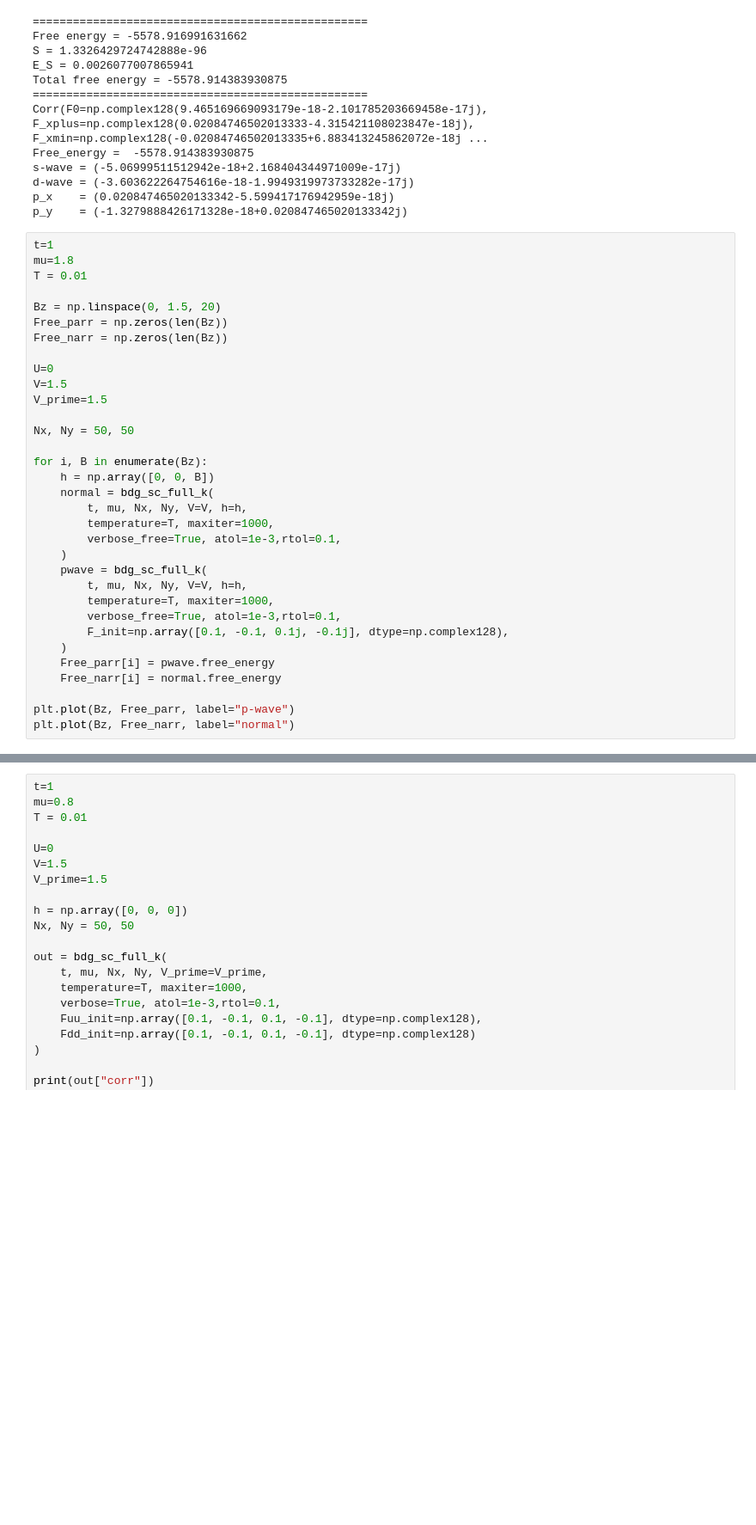
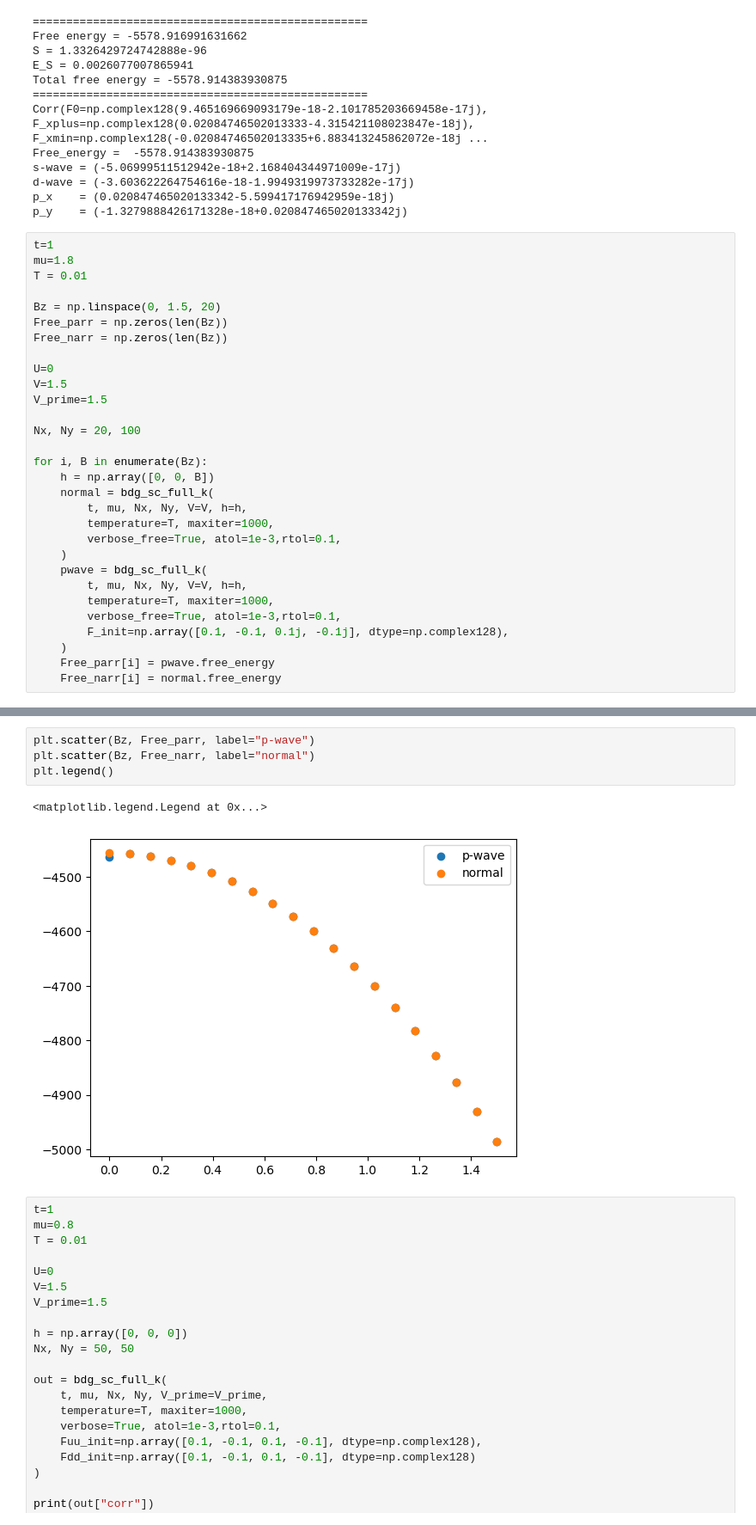
Before and after one commit to emilssp/master-thesis-codebase, a Jupyter notebook: diagrams/notebooks/test.ipynb, the cells around one changed output, grey strips where cells are left out. Shown at 86% size. Cells and saved outputs as stored; diff of their text form; blank space fills up the shorter version.

Commit message:
free energy comparison

```diff
--- a/diagrams/notebooks/test.ipynb
+++ b/diagrams/notebooks/test.ipynb
@@ -57,7 +57,7 @@ U=0
 V=1.5
 V_prime=1.5
 
-Nx, Ny = 50, 50
+Nx, Ny = 20, 100
 
 for i, B in enumerate(Bz):
     h = np.array([0, 0, B])
@@ -74,8 +74,5 @@ for i, B in enumerate(Bz):
     )
     Free_parr[i] = pwave.free_energy
     Free_narr[i] = normal.free_energy
-
-plt.plot(Bz, Free_parr, label="p-wave")
-plt.plot(Bz, Free_narr, label="normal")
 # %% [output]
 ==================================================
@@ -100,3 +95,10 @@ Total free energy = -6233.200647481914
+# %%
+plt.scatter(Bz, Free_parr, label="p-wave")
+plt.scatter(Bz, Free_narr, label="normal")
+plt.legend()
+# %% [output]
+<matplotlib.legend.Legend at 0x...>
+[figure, added]
 # %%
 t=1
 mu=0.8
```
Also changed, not shown: parts of 1 cell of this notebook, 3 other files.
